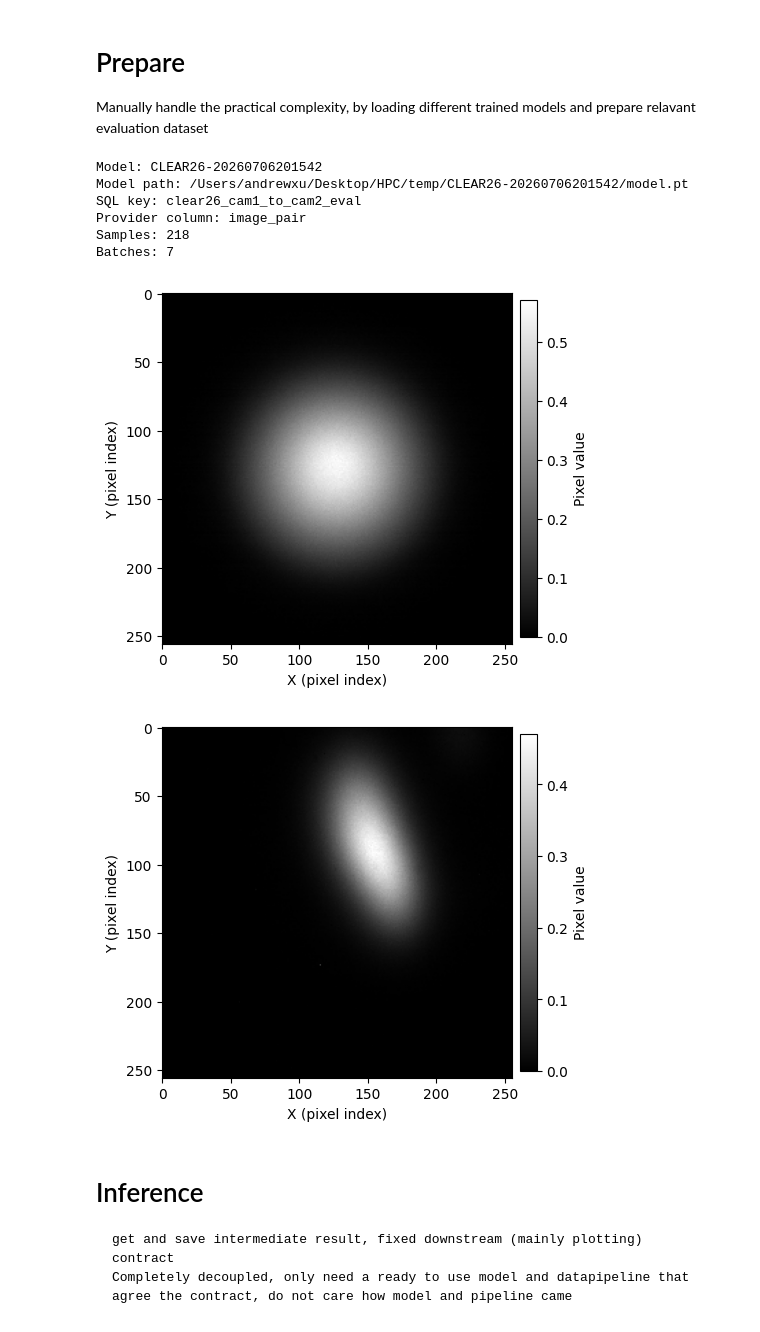
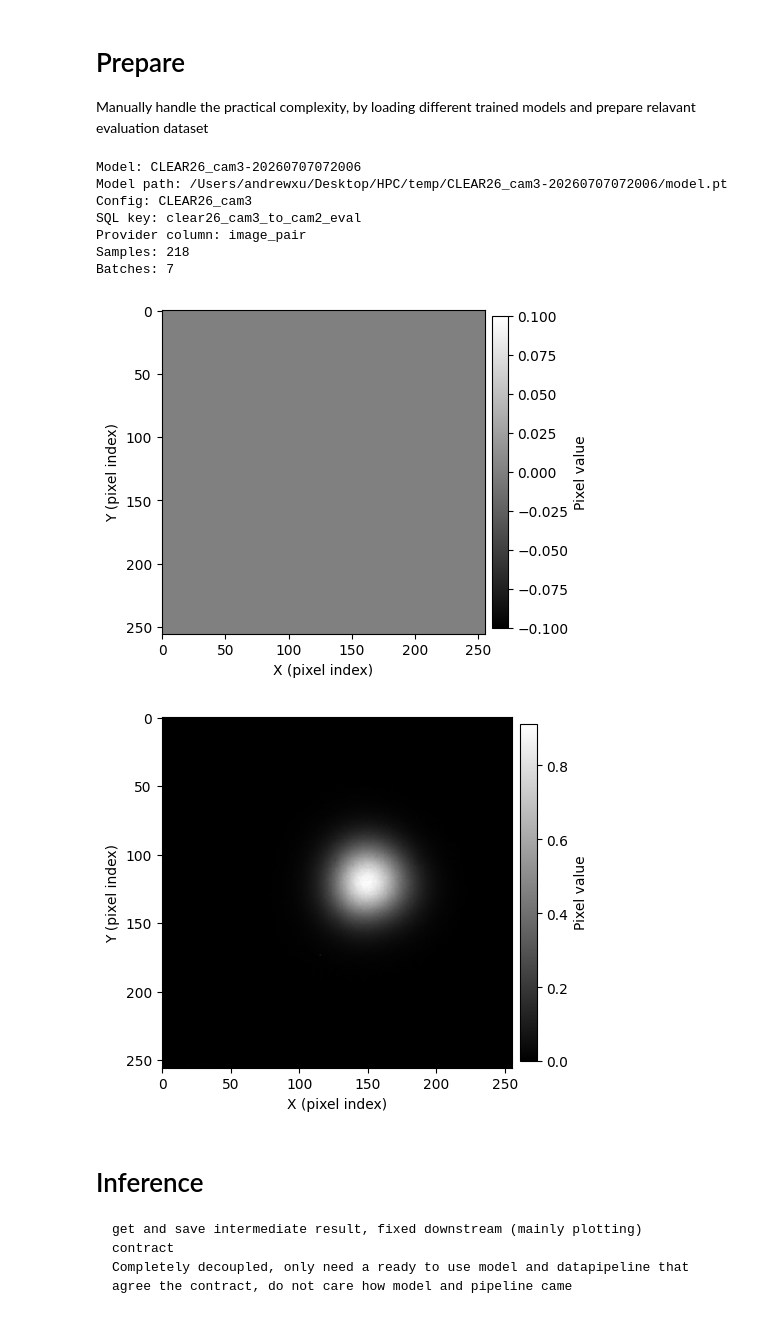
Before and after one commit to Andrew-XQY/fiber-image-reconstruction, a Jupyter notebook: notebooks/evaluation.ipynb, the cells around one changed output. Saved outputs shown, nothing was run; the diff lists cells and outputs as text; code cells hidden in the pictures.

```diff
--- a/notebooks/evaluation.ipynb
+++ b/notebooks/evaluation.ipynb
@@ -11,7 +11,7 @@ from train import *
 # Prepare
 Manually handle the practical complexity, by loading different trained models and prepare relavant evaluation dataset
 # %%
-"""CLEAR26 CAE validation on paired cam1/cam2 real-beam evaluation data."""
+"""CLEAR26 CAE validation on paired real-beam evaluation data."""
 
 # ========================================
 # Load model
@@ -31,9 +31,20 @@ from xflow.utils.visualization import plot_image
 # Available local HPC runs:
 # - clear26_20260703153138: earlier real-pattern run, basis scale 0.4
 # - clear26_20260705191800: basis scale 0.26 + load_image16/noise/SGM mix
-# - clear26_20260706201542: latest cam1->cam2 CLEAR26 run
-model_name = "CLEAR26-20260706201542"
+# - clear26_20260706201542 / CLEAR26-20260706201542: cam1->cam2 CLEAR26 run
+# - CLEAR26_cam3-20260707072006: cam3->cam2 CLEAR26 run
+model_name = "CLEAR26_cam3-20260707072006"
 MODEL_NAME = model_name
+
+# Local run aliases. Kept here as a simple notebook override so the cell works
+# even if dirs.py was imported earlier in this kernel.
+dirs["models"]["CLEAR26_cam3-20260707072006"] = "/Users/andrewxu/Desktop/HPC/temp/CLEAR26_cam3-20260707072006/model.pt"
+dirs["save"]["model_inference"]["CLEAR26_cam3-20260707072006"] = "/Users/andrewxu/Desktop/HPC/temp/CLEAR26_cam3-20260707072006/inference/"
+
+model_config_names = {
+    "CLEAR26_cam3-20260707072006": "CLEAR26_cam3",
+}
+experiment_name = model_config_names.get(model_name, "CLEAR26")
 
 device = torch.device("cuda" if torch.cuda.is_available() else "cpu")
 
@@ -61,7 +72,6 @@ else:
 # ========================================
 # Load dataset for inference
 # ========================================
-experiment_name = "CLEAR26"
 dataset_sources = ["processed_405_realbeam_eval_256"]
 
 config_manager = ConfigManager(
@@ -84,7 +94,7 @@ eval_provider = SqlProvider(
 )
 
 # Keep cam2 target filenames for CSV/figure metadata. The transform pipeline itself
-# still receives the original "cam1|cam2" image-pair string from eval_provider.
+# still receives the original "input|target" image-pair string from eval_provider.
 eval_items = list(eval_provider())
 eval_metadata = [Path(str(item).split("|")[-1]).name for item in eval_items]
 
@@ -112,38 +122,40 @@ if not set_parent_dir_in_node(transforms_config, dataset_dirs[0]):
 transforms = build_transforms_from_config(transforms_config)
 
 # Evaluation should be deterministic; do not mutate the training config.
 eval_dataset_ops = deepcopy(config["data"]["dataset_ops"])
 for op in eval_dataset_ops:
     if op.get("name") == "torch_batch":
         op.setdefault("params", {})["shuffle"] = False
 
 eval_dataset = PyTorchPipeline(
     eval_provider,
     transforms,
     skip_errors=False,
 ).to_memory_dataset(eval_dataset_ops)
 
 print("Model:", model_name)
 print("Model path:", model_path)
+print("Config:", experiment_name)
 print("SQL key:", eval_sql_key)
 print("Provider column:", provider_output_column)
 print("Samples:", len(eval_provider))
 print("Batches:", len(eval_dataset))
 
 batch = next(iter(eval_dataset))
 inputs, targets = batch[:2]
 i = 0
 plot_image(inputs[i])
 plot_image(targets[i])
 # %% [output]
-Model: CLEAR26-20260706201542
-Model path: /Users/andrewxu/Desktop/HPC/temp/CLEAR26-20260706201542/model.pt
-SQL key: clear26_cam1_to_cam2_eval
+Model: CLEAR26_cam3-20260707072006
+Model path: /Users/andrewxu/Desktop/HPC/temp/CLEAR26_cam3-20260707072006/model.pt
+Config: CLEAR26_cam3
+SQL key: clear26_cam3_to_cam2_eval
 Provider column: image_pair
 Samples: 218
 Batches: 7
-[figure, old version]
+[figure, new version]
-[figure, old version]
+[figure, new version]
 # %% [markdown]
 # Inference
     get and save intermediate result, fixed downstream (mainly plotting) contract
```
Also changed, not shown: parts of 5 cells of this notebook, 2 other files.
